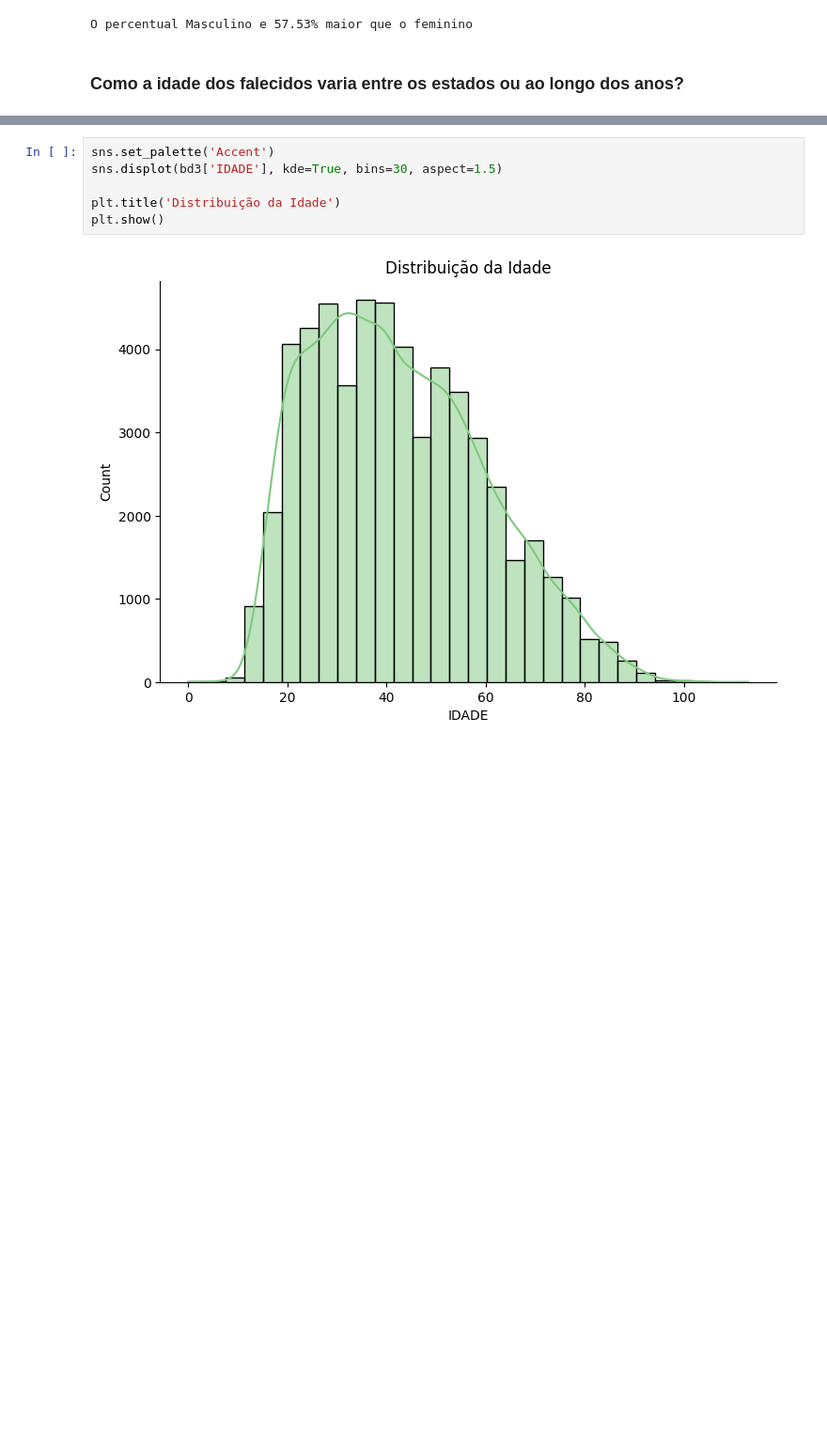
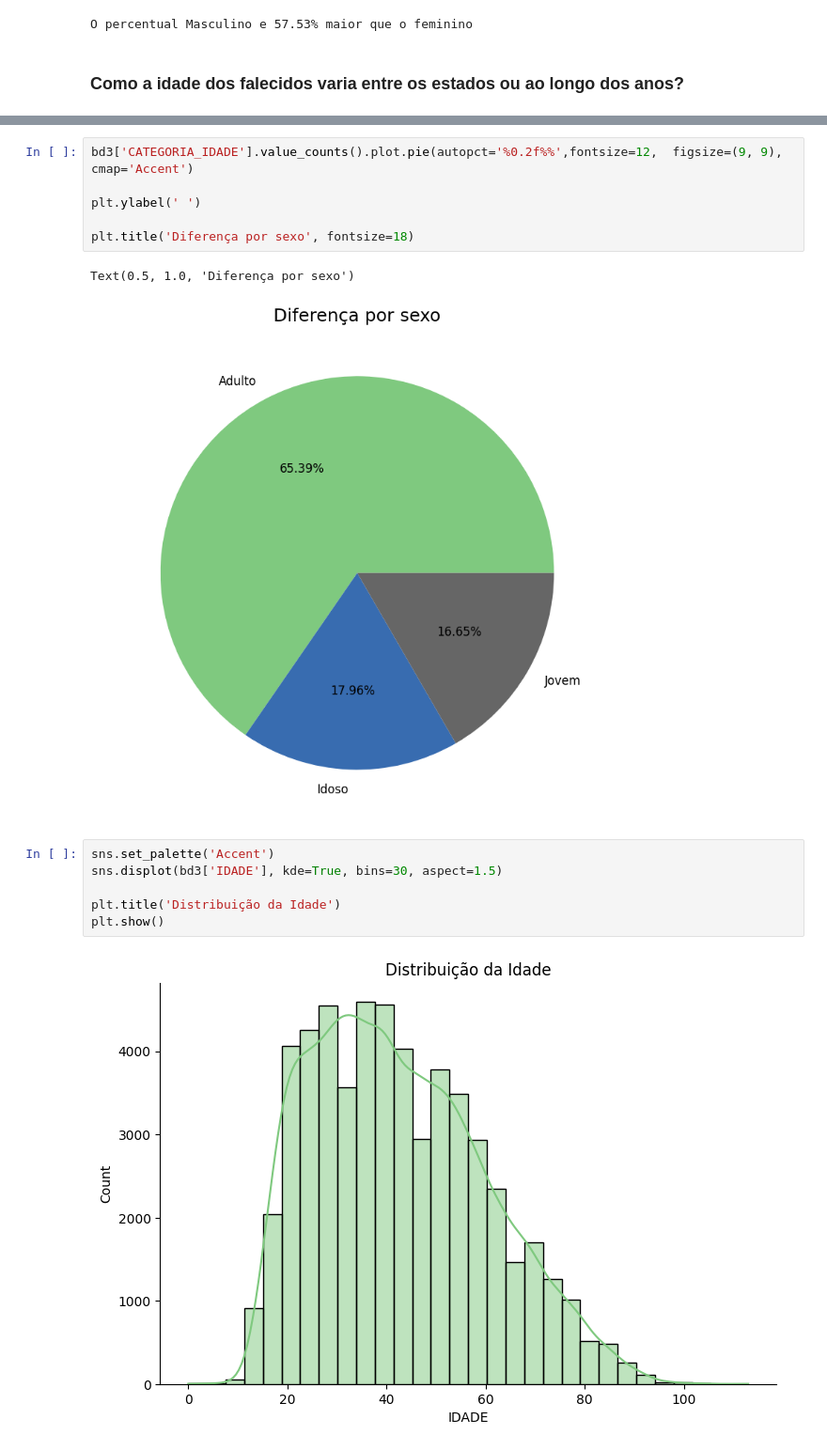
Before and after one commit to vitor1209/AnalisaAI, a Jupyter notebook: SaudeJovem/AnalisaAi_SUICIDIOS.ipynb, the cells around one changed output, grey strips where cells are left out. Shown at 94% size. Drawn from its saved outputs; the diff is of its cells as text; blank space fills up the shorter version.

```diff
--- a/SaudeJovem/AnalisaAi_SUICIDIOS.ipynb
+++ b/SaudeJovem/AnalisaAi_SUICIDIOS.ipynb
@@ -577,3 +593,12 @@ O percentual Masculino e 57.53% maior que o feminino
+# %%
+bd3['CATEGORIA_IDADE'].value_counts().plot.pie(autopct='%0.2f%%',fontsize=12,  figsize=(9, 9), cmap='Accent')
+
+plt.ylabel(' ')
+
+plt.title('Diferença por sexo', fontsize=18)
+# %% [output]
+Text(0.5, 1.0, 'Diferença por sexo')
+[figure, added]
 # %%
 sns.set_palette('Accent')
 sns.displot(bd3['IDADE'], kde=True, bins=30, aspect=1.5)
```
Also changed, not shown: parts of 15 cells of this notebook.
